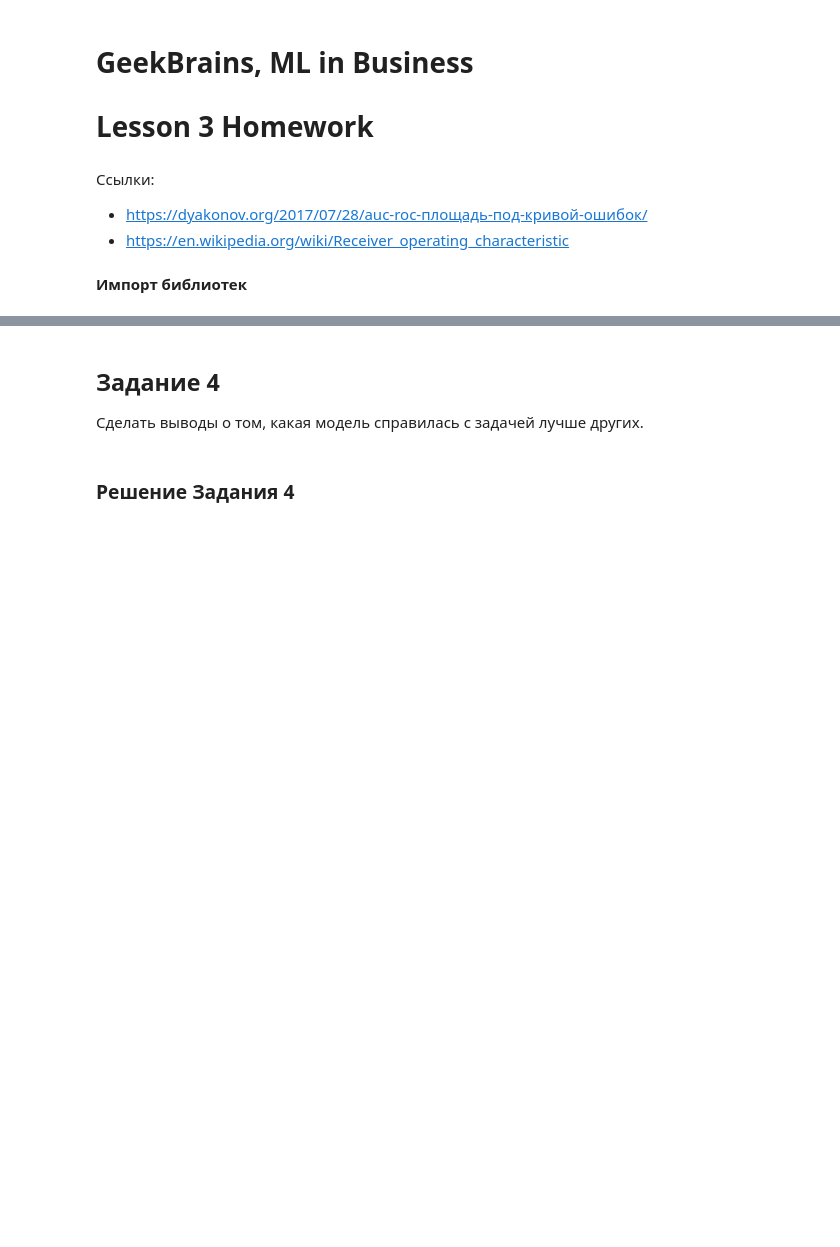
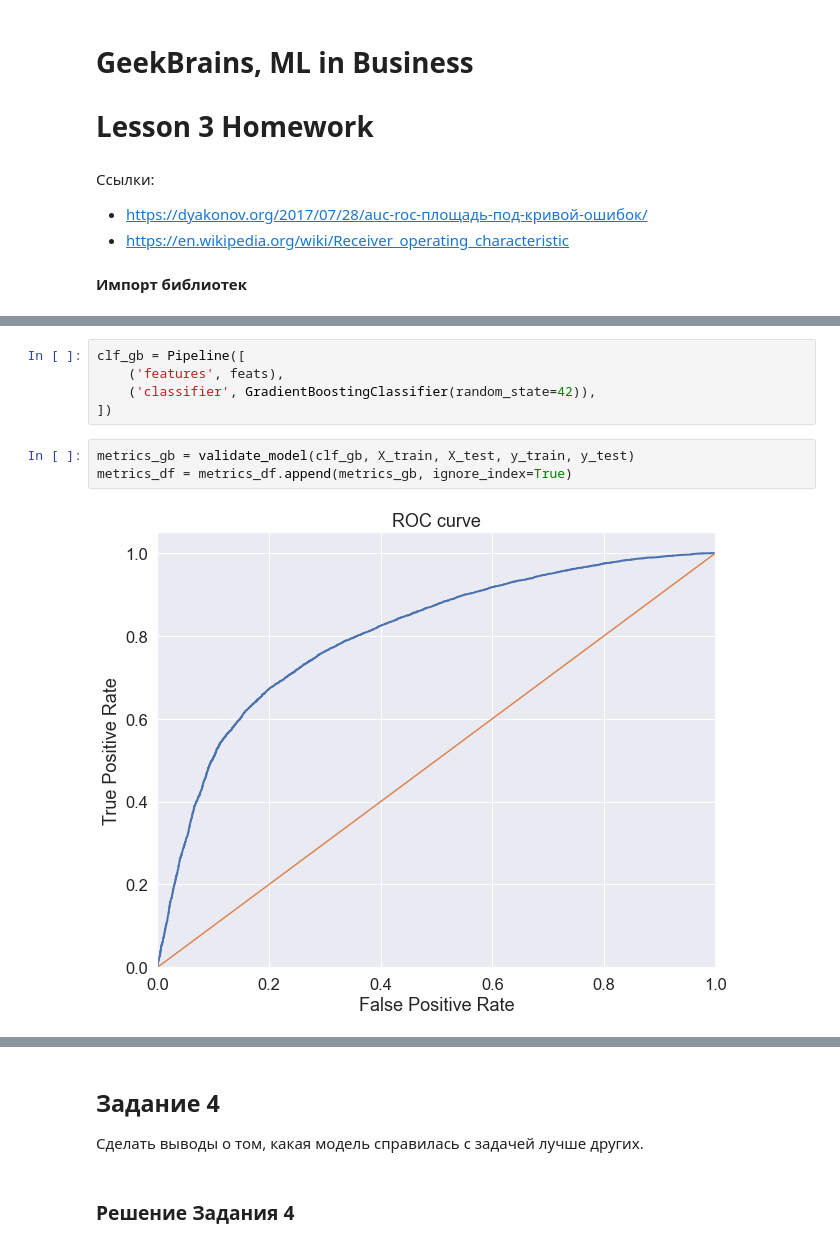
Before and after one commit to shatandv/GB_ML_Business_2021_04_26, a Jupyter notebook: homework/lesson3/les3_homework.ipynb, the cells around one changed output, grey strips where cells are left out. Saved outputs shown, nothing was run; the diff lists cells and outputs as text; blank space fills up the shorter version.

```diff
--- a/homework/lesson3/les3_homework.ipynb
+++ b/homework/lesson3/les3_homework.ipynb
@@ -27,0 +233,10 @@
+# %%
+clf_gb = Pipeline([
+    ('features', feats),
+    ('classifier', GradientBoostingClassifier(random_state=42)),
+])
+# %%
+metrics_gb = validate_model(clf_gb, X_train, X_test, y_train, y_test)
+metrics_df = metrics_df.append(metrics_gb, ignore_index=True)
+# %% [output]
+[figure, added]
```
Also changed, not shown: parts of 33 cells of this notebook, 1 other file.
